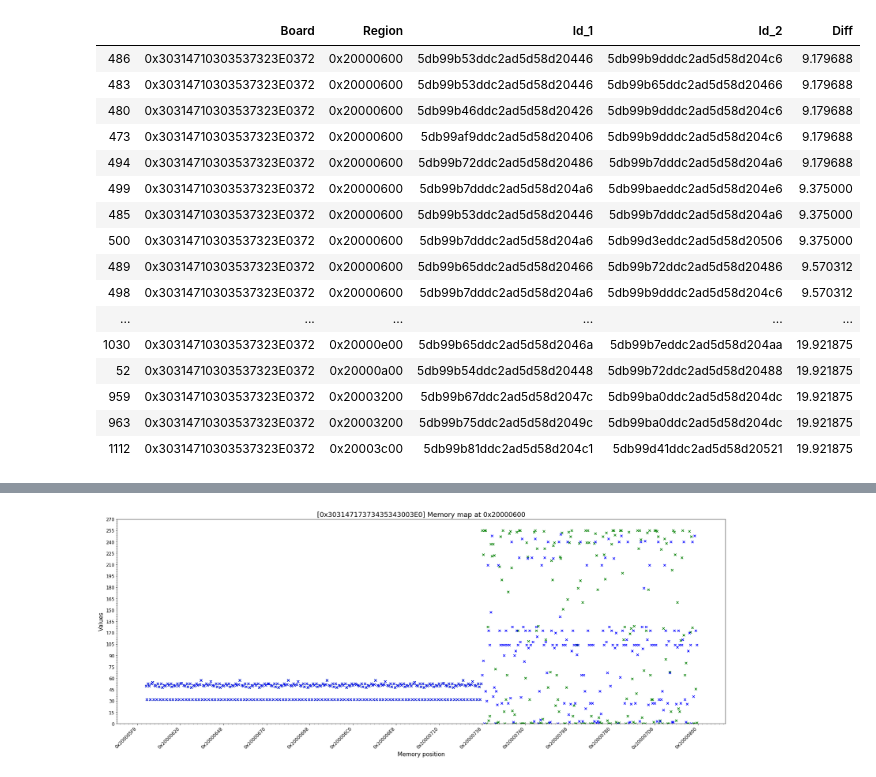
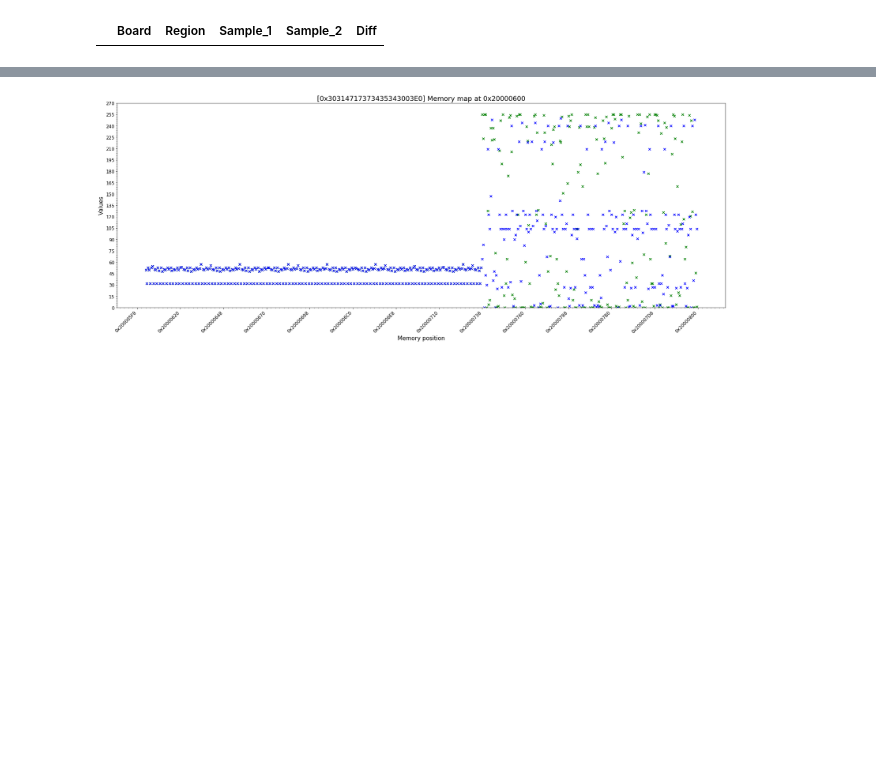
Before and after one commit to servinagrero/SRAM_PUF, a Jupyter notebook: src/jupyter/Viewer.ipynb, the cells around one changed output, grey strips where cells are left out. Cells and saved outputs as stored; diff of their text form; code cells hidden in the pictures; blank space fills up the shorter version.

```diff
--- a/src/jupyter/Viewer.ipynb
+++ b/src/jupyter/Viewer.ipynb
@@ -13,9 +13,11 @@ import matplotlib.ticker as ticker
 # Configuration of the database
 client = pymongo.MongoClient("mongodb://localhost:27017/")
 database = client['thesis']
-db = database['dumps']
+db_dumps = database['dumps']
+db_comps = database['comps']
 
-boards_ids = list(set(i['board_id'] for i in db.find({},{"_id": 0, "board_id": 1})))
+boards_ids = list(set(i['board_id'] for i in db_dumps.find({},{"_id": 0, "board_id": 1})))
 
+print(len(boards_ids))
 print(boards_ids)
 # %% [output]
@@ -99,5 +101,7 @@ plot_memory_regions(boards_ids[1], 0, 5, show_every=False)
 # %%
+import pandas as pd
 from itertools import combinations
+
 
 def calculate_diff(sample1, sample2):
     '''
@@ -117,8 +121,7 @@ def compare_dumps(board_id, board_dumps):
     Given a pair of dumps, calculate the difference in % between them.
     Outputs the board_id, the memory position and the difference in the data.
     '''
-    memory_groups = []
-    column_names = ["Board", "Region", "Id_1", "Id_2", "Diff"]
+    column_names = ["Board", "Region", "Sample_1", "Sample_2", "Diff"]
     df = pd.DataFrame(columns=column_names)
 
     # Every possible starting memory address
@@ -127,7 +130,7 @@ def compare_dumps(board_id, board_dumps):
     # There are 32 groups, one per region of memory
     for region in memory_regions:
 
-        region_samples = list(db.find({"mem_pos": region, "board_id": board_id}))
+        region_samples = list(db_dumps.find({"mem_pos": region, "board_id": board_id}))
         region_samples = list(combinations(region_samples, 2))
 
         # Cycle through all of the samples of that memory region
@@ -136,8 +139,8 @@ def compare_dumps(board_id, board_dumps):
 
             data = {'Board': board_id,
                     'Region': region,
-                    'Id_1': str(sample1['_id']),
-                    'Id_2': str(sample2['_id']),
+                    'Sample_1': str(sample1['_id']),
+                    'Sample_2': str(sample2['_id']),
                     'Diff': diff}
             df = df.append(data, ignore_index=True)
 
@@ -157,35 +160,21 @@ def filter_results(data_frame, lower_thresh, upper_thresh, column='Diff'):
 
     return data_frame
 # %%
-board_dumps = list(db.find({"board_id": boards_ids[0]}))
+board_ut = boards_ids[10]
 
-data = compare_dumps(boards_ids[0], board_dumps)
+board_dumps = list(db_dumps.find({"board_id": board_ut}))
+
+data = compare_dumps(board_ut, board_dumps)
 data_valid = filter_results(data, 9.0, 20.0)
 
 pd.set_option('display.max_columns', None)  # or 1000
 pd.set_option('display.max_rows', None)  # or 1000
 pd.set_option('display.max_colwidth', -1)  # or 199
 
 data_valid.sort_values(['Diff'], ascending=[True], inplace=True)
 data_valid
 # %% [output]
-|  | Board | Region | Id_1 | Id_2 | Diff |
-| 486 | 0x30314710303537323E0372 | 0x20000600 | 5db99b53ddc2ad5d58d20446 | 5db99b9dddc2ad5d58d204c6 | 9.179688 |
-| 483 | 0x30314710303537323E0372 | 0x20000600 | 5db99b53ddc2ad5d58d20446 | 5db99b65ddc2ad5d58d20466 | 9.179688 |
-| 480 | 0x30314710303537323E0372 | 0x20000600 | 5db99b46ddc2ad5d58d20426 | 5db99b9dddc2ad5d58d204c6 | 9.179688 |
-| 473 | 0x30314710303537323E0372 | 0x20000600 | 5db99af9ddc2ad5d58d20406 | 5db99b9dddc2ad5d58d204c6 | 9.179688 |
-| 494 | 0x30314710303537323E0372 | 0x20000600 | 5db99b72ddc2ad5d58d20486 | 5db99b7dddc2ad5d58d204a6 | 9.179688 |
-| 499 | 0x30314710303537323E0372 | 0x20000600 | 5db99b7dddc2ad5d58d204a6 | 5db99baeddc2ad5d58d204e6 | 9.375000 |
-| 485 | 0x30314710303537323E0372 | 0x20000600 | 5db99b53ddc2ad5d58d20446 | 5db99b7dddc2ad5d58d204a6 | 9.375000 |
-| 500 | 0x30314710303537323E0372 | 0x20000600 | 5db99b7dddc2ad5d58d204a6 | 5db99d3eddc2ad5d58d20506 | 9.375000 |
-| 489 | 0x30314710303537323E0372 | 0x20000600 | 5db99b65ddc2ad5d58d20466 | 5db99b72ddc2ad5d58d20486 | 9.570312 |
-| 498 | 0x30314710303537323E0372 | 0x20000600 | 5db99b7dddc2ad5d58d204a6 | 5db99b9dddc2ad5d58d204c6 | 9.570312 |
-| ... | ... | ... | ... | ... | ... |
-| 1030 | 0x30314710303537323E0372 | 0x20000e00 | 5db99b65ddc2ad5d58d2046a | 5db99b7eddc2ad5d58d204aa | 19.921875 |
-| 52 | 0x30314710303537323E0372 | 0x20000a00 | 5db99b54ddc2ad5d58d20448 | 5db99b72ddc2ad5d58d20488 | 19.921875 |
-| 959 | 0x30314710303537323E0372 | 0x20003200 | 5db99b67ddc2ad5d58d2047c | 5db99ba0ddc2ad5d58d204dc | 19.921875 |
-| 963 | 0x30314710303537323E0372 | 0x20003200 | 5db99b75ddc2ad5d58d2049c | 5db99ba0ddc2ad5d58d204dc | 19.921875 |
-| 1112 | 0x30314710303537323E0372 | 0x20003c00 | 5db99b81ddc2ad5d58d204c1 | 5db99d41ddc2ad5d58d20521 | 19.921875 |
+|  | Board | Region | Sample_1 | Sample_2 | Diff |
 # %%
 plot_memory_regions(boards_ids[0], 3, 4, show_every=False)
 # %% [output]
```
Also changed, not shown: parts of 8 cells of this notebook, 3 other files.
